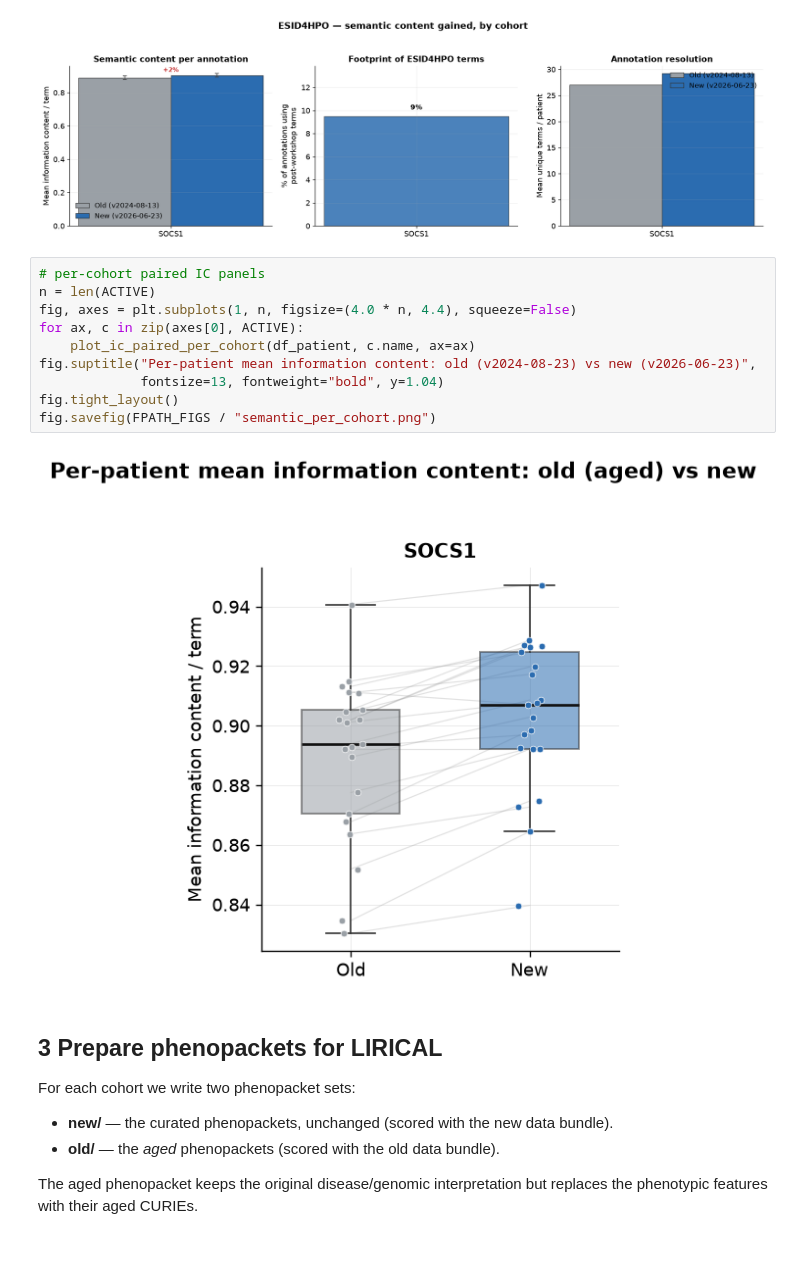
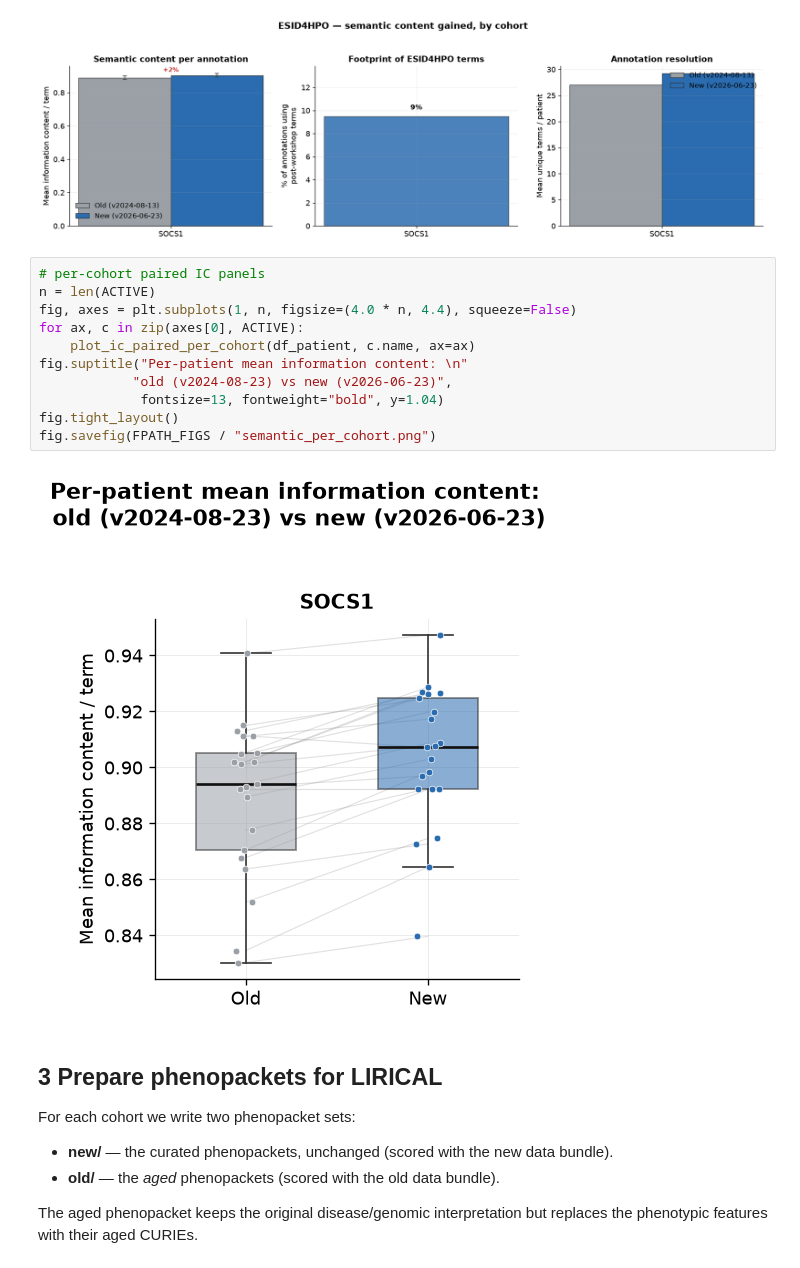
Before and after one commit to P2GX/esid4hpo-analysis, a Jupyter notebook: src/analysis/esid4hpo_analysis.ipynb, the cells around one changed output. Saved outputs shown, nothing was run; the diff lists cells and outputs as text.

```diff
--- a/src/analysis/esid4hpo_analysis.ipynb
+++ b/src/analysis/esid4hpo_analysis.ipynb
@@ -602,15 +602,16 @@ fig.savefig(FPATH_FIGS / "semantic_summary.pdf")
 # %%
 # per-cohort paired IC panels
 n = len(ACTIVE)
 fig, axes = plt.subplots(1, n, figsize=(4.0 * n, 4.4), squeeze=False)
 for ax, c in zip(axes[0], ACTIVE):
     plot_ic_paired_per_cohort(df_patient, c.name, ax=ax)
-fig.suptitle("Per-patient mean information content: old (v2024-08-23) vs new (v2026-06-23)",
+fig.suptitle("Per-patient mean information content: \n"
+            "old (v2024-08-23) vs new (v2026-06-23)",
              fontsize=13, fontweight="bold", y=1.04)
 fig.tight_layout()
 fig.savefig(FPATH_FIGS / "semantic_per_cohort.png")
 # %% [output]
-[figure, old version]
+[figure, new version]
 # %% [markdown]
 ## 3  Prepare phenopackets for LIRICAL
 
```
Also changed, not shown: parts of 4 cells of this notebook, 51 other files.
